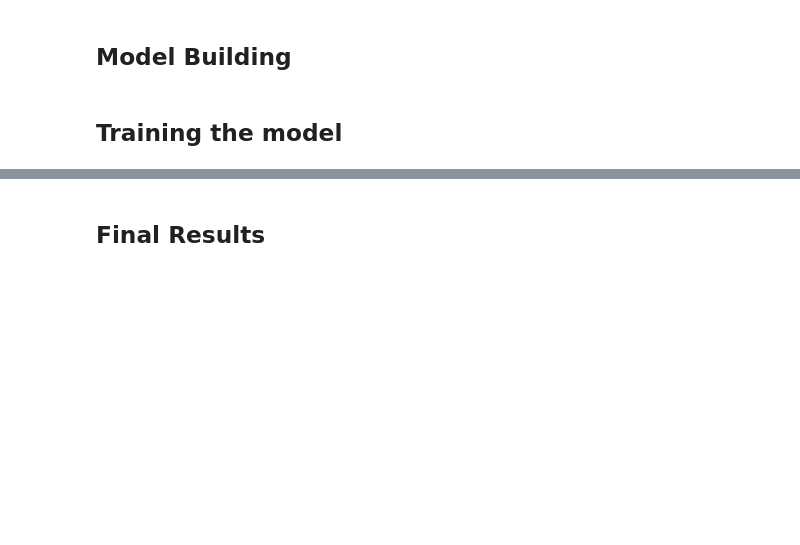
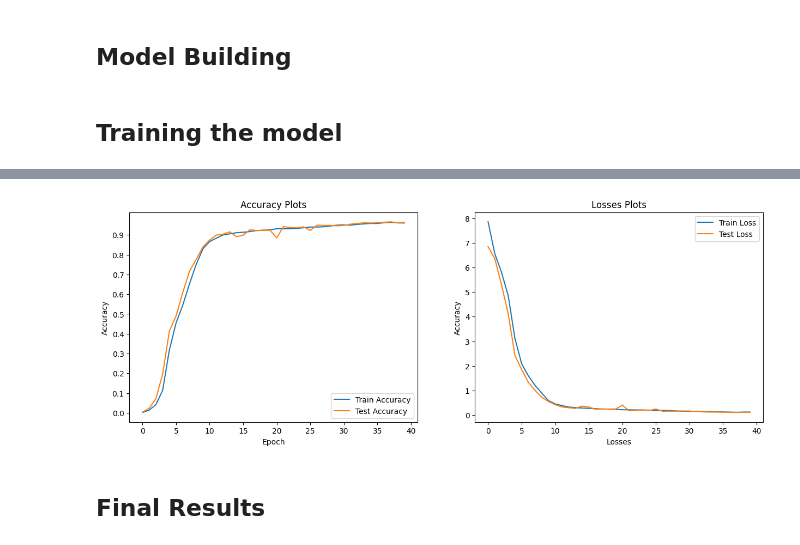
Before and after one commit to munish30monga/gnr_650, a Jupyter notebook: assignment_3.ipynb, the cells around one changed output, grey strips where cells are left out. Saved outputs shown, nothing was run; the diff lists cells and outputs as text; code cells hidden in the pictures; blank space fills up the shorter version.

```diff
--- a/assignment_3.ipynb
+++ b/assignment_3.ipynb
@@ -120,0 +229,3 @@ images_visualization(orig_img, permuted_img)
+# %%
+metric = pd.read_csv('lightning_logs/version_0/metrics.csv')
+metric.head()
@@ -121,2 +239,27 @@ images_visualization(orig_img, permuted_img)
+# %%
+valid_losses = metric[~metric['Valid_loss'].isna()]['Valid_loss'].values
+train_losses = metric[~metric['Train_loss'].isna()]['Train_loss'].values
+valid_accuracy = metric[~metric['valid_acc'].isna()]['valid_acc'].values
+train_accuracy = metric[~metric['train_acc'].isna()]['train_acc'].values
+# %%
+fig, axes = plt.subplots(1, 2, figsize=(15, 5))
+axes[0].plot(train_accuracy, label="Train Accuracy")
+axes[0].plot(valid_accuracy, label="Test Accuracy")
+axes[0].set_title('Accuracy Plots')
+axes[0].set_xlabel('Epoch')
+axes[0].set_ylabel('Accuracy')
+axes[0].set_yticks(np.arange(0.0, 1.0, 0.1))
+axes[0].legend()
+
+axes[1].plot(train_losses, label="Train Loss")
+axes[1].plot(valid_losses, label="Test Loss")
+axes[1].set_title('Losses Plots')
+axes[1].set_xlabel('Losses')
+axes[1].set_ylabel('Accuracy')
+axes[1].legend()
+
+plt.show()
+# %% [output]
+[figure, added]
 # %% [markdown]
 ## Final Results
```
Also changed, not shown: parts of 12 cells of this notebook.
